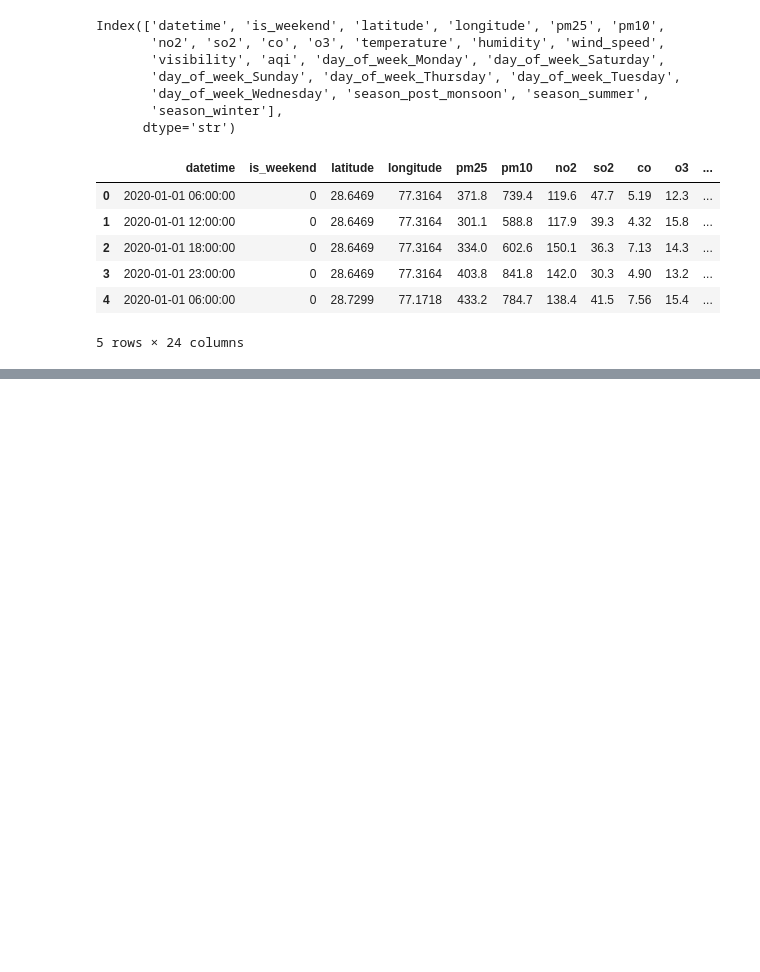
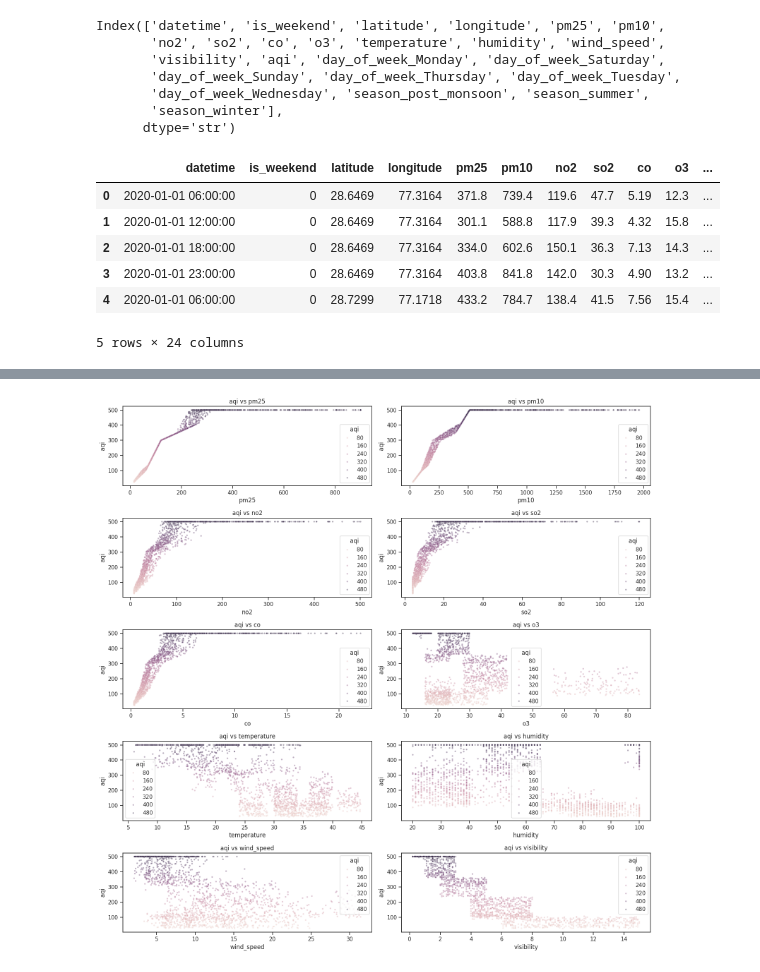
Before and after one commit to opticSquid/delhi-aqi, a Jupyter notebook: eda.ipynb, the cells around one changed output, grey strips where cells are left out. Cells and saved outputs as stored; diff of their text form; code cells hidden in the pictures; blank space fills up the shorter version.

```diff
--- a/eda.ipynb
+++ b/eda.ipynb
@@ -113,4 +168,4 @@ trimmed_dataset_encoded.head()
 | 4 | 2020-01-01 06:00:00 | 0 | 28.7299 | 77.1718 | 433.2 | 784.7 | 138.4 | 41.5 | 7.56 | 15.4 | ... |
 5 rows × 24 columns
 # %%
-sampled_trimmed_dataset_encoded = trimmed_dataset_encoded.sample(frac=0.2,random_state=34)
+sampled_trimmed_dataset_encoded = trimmed_dataset_encoded.sample(frac=0.01,random_state=34)
@@ -116,0 +186,21 @@ sampled_trimmed_dataset_encoded = trimmed_dataset_encoded.sample(frac=0.2,random
+# %%
+fig, axes = plt.subplots(5,2, figsize=(16,16))
+axes = axes.flatten()
+cols = ['pm25', 'pm10', 'no2', 'so2', 'co', 'o3', 'temperature', 'humidity', 'wind_speed', 'visibility']
+for ax, c in zip(axes, cols):
+    sns.scatterplot(
+    data=sampled_trimmed_dataset_encoded,
+    x=c,
+    y="aqi",
+    ax=ax,
+    s=10,
+    alpha=0.4,
+    hue="aqi"
+)
+    ax.set_title(f'aqi vs {c}')
+    ax.set_xlabel(c)
+    ax.set_ylabel("aqi")
+plt.tight_layout()
+plt.show()
+# %% [output]
+[figure, added]
```
Also changed, not shown: parts of 5 cells of this notebook, 5 other files.
